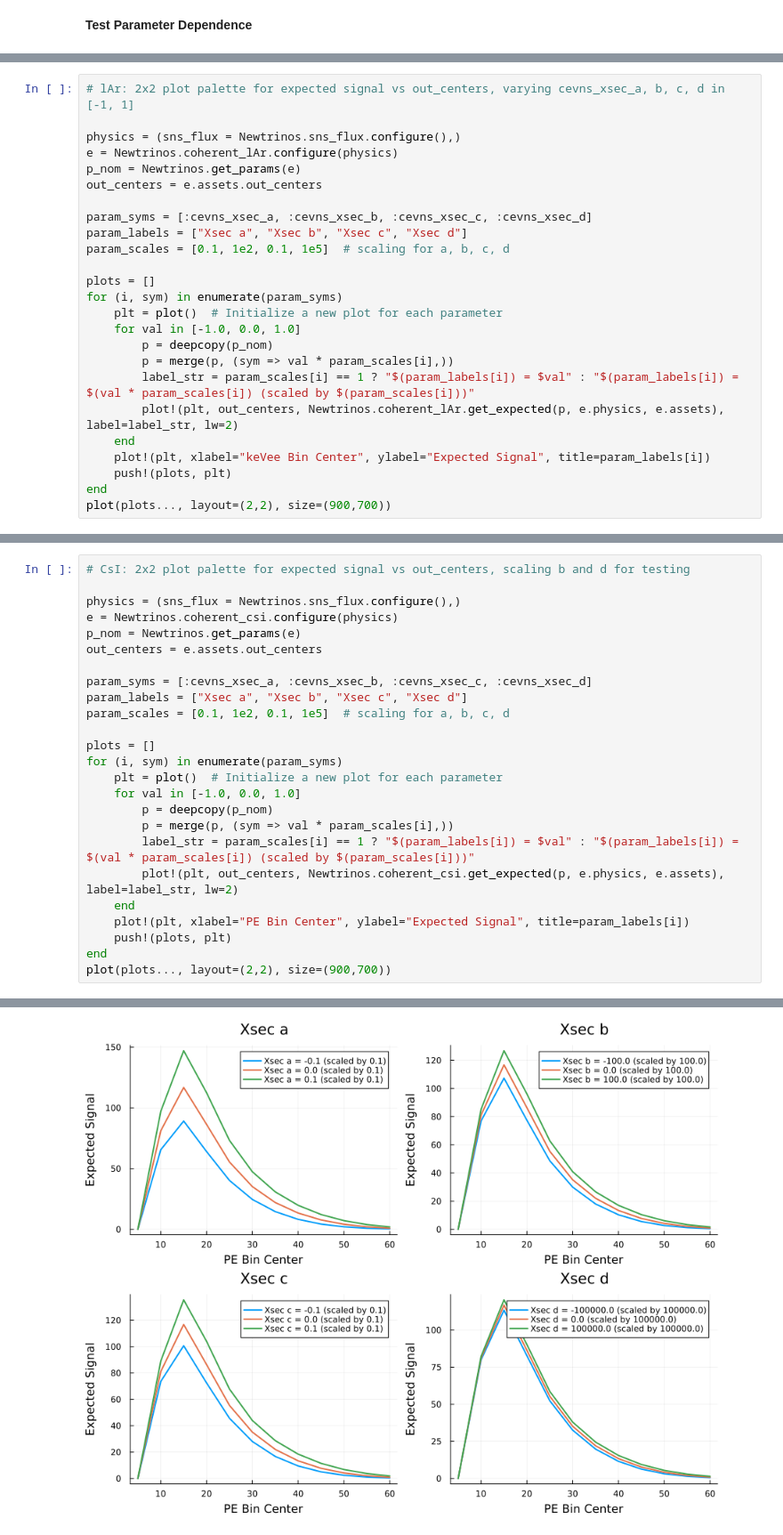
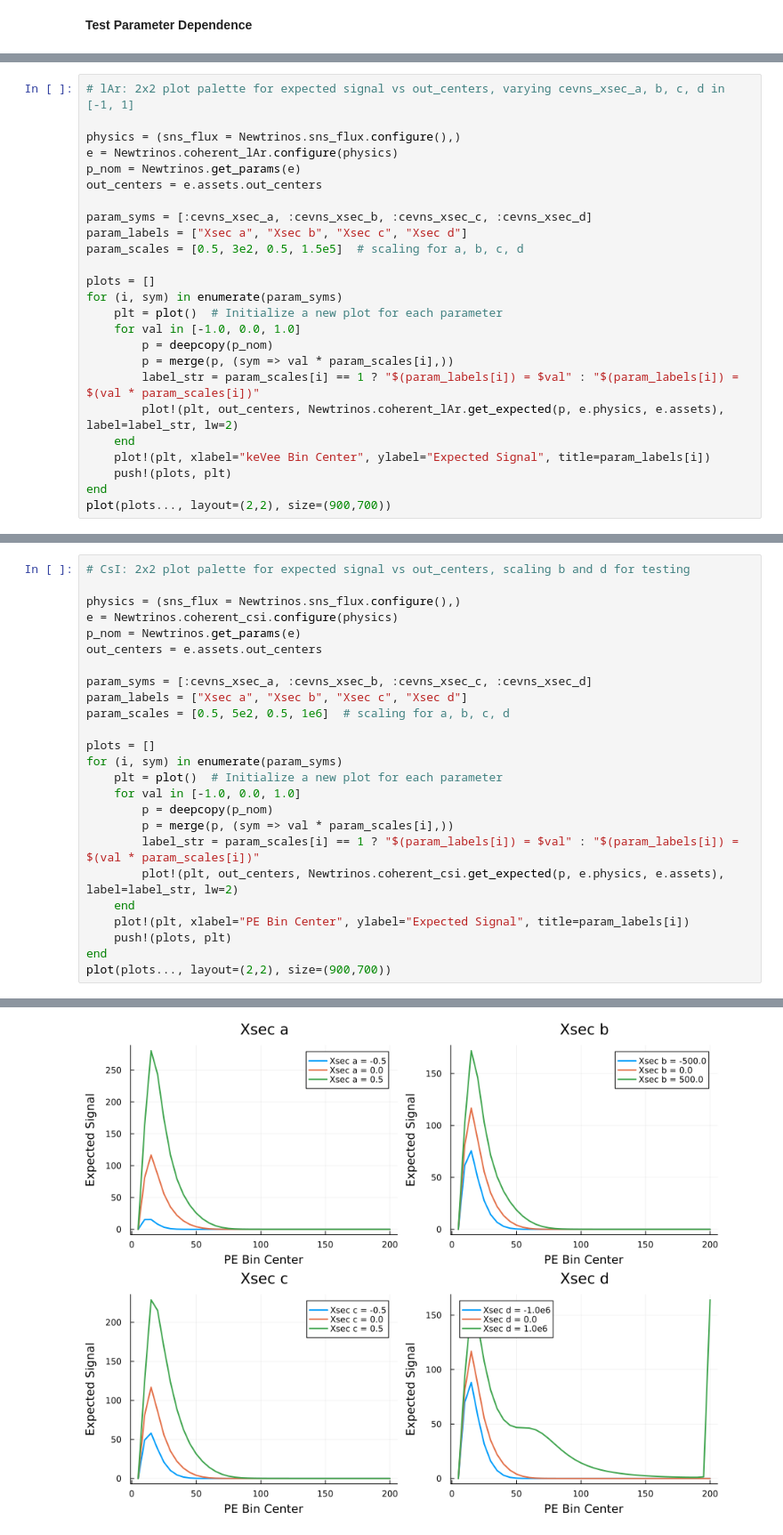
Before and after one commit to davschu/Newtrinos.jl, a Jupyter notebook: cevns_test.ipynb, the cells around one changed output, grey strips where cells are left out. Shown at 89% size. Cells and saved outputs as stored; diff of their text form.

```diff
--- a/cevns_test.ipynb
+++ b/cevns_test.ipynb
@@ -157,7 +159,7 @@ out_centers = e.assets.out_centers
 
 param_syms = [:cevns_xsec_a, :cevns_xsec_b, :cevns_xsec_c, :cevns_xsec_d]
 param_labels = ["Xsec a", "Xsec b", "Xsec c", "Xsec d"]
-param_scales = [0.1, 1e2, 0.1, 1e5]  # scaling for a, b, c, d
+param_scales = [0.5, 3e2, 0.5, 1.5e5]  # scaling for a, b, c, d
 
 plots = []
 for (i, sym) in enumerate(param_syms)
@@ -165,7 +167,7 @@ for (i, sym) in enumerate(param_syms)
     for val in [-1.0, 0.0, 1.0]
         p = deepcopy(p_nom)
         p = merge(p, (sym => val * param_scales[i],))
-        label_str = param_scales[i] == 1 ? "$(param_labels[i]) = $val" : "$(param_labels[i]) = $(val * param_scales[i]) (scaled by $(param_scales[i]))"
+        label_str = param_scales[i] == 1 ? "$(param_labels[i]) = $val" : "$(param_labels[i]) = $(val * param_scales[i])"
         plot!(plt, out_centers, Newtrinos.coherent_lAr.get_expected(p, e.physics, e.assets), label=label_str, lw=2)
     end
     plot!(plt, xlabel="keVee Bin Center", ylabel="Expected Signal", title=param_labels[i])
@@ -186,7 +194,7 @@ out_centers = e.assets.out_centers
 
 param_syms = [:cevns_xsec_a, :cevns_xsec_b, :cevns_xsec_c, :cevns_xsec_d]
 param_labels = ["Xsec a", "Xsec b", "Xsec c", "Xsec d"]
-param_scales = [0.1, 1e2, 0.1, 1e5]  # scaling for a, b, c, d
+param_scales = [0.5, 5e2, 0.5, 1e6]  # scaling for a, b, c, d
 
 plots = []
 for (i, sym) in enumerate(param_syms)
@@ -194,7 +202,7 @@ for (i, sym) in enumerate(param_syms)
     for val in [-1.0, 0.0, 1.0]
         p = deepcopy(p_nom)
         p = merge(p, (sym => val * param_scales[i],))
-        label_str = param_scales[i] == 1 ? "$(param_labels[i]) = $val" : "$(param_labels[i]) = $(val * param_scales[i]) (scaled by $(param_scales[i]))"
+        label_str = param_scales[i] == 1 ? "$(param_labels[i]) = $val" : "$(param_labels[i]) = $(val * param_scales[i])"
         plot!(plt, out_centers, Newtrinos.coherent_csi.get_expected(p, e.physics, e.assets), label=label_str, lw=2)
     end
     plot!(plt, xlabel="PE Bin Center", ylabel="Expected Signal", title=param_labels[i])
@@ -207 +221 @@ plot(plots..., layout=(2,2), size=(900,700))
-[figure, old version]
+[figure, new version]
```
Also changed, not shown: parts of 9 cells of this notebook, 2 other files.
